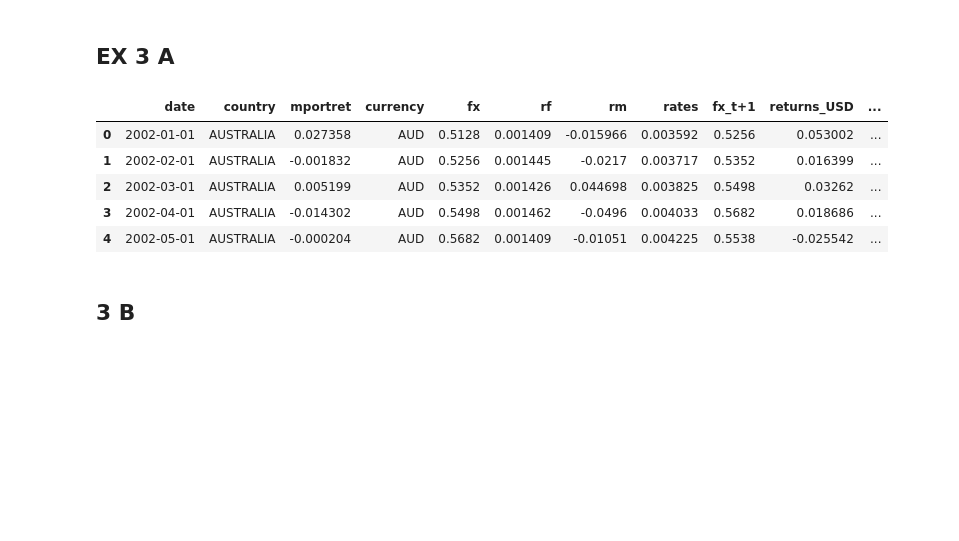
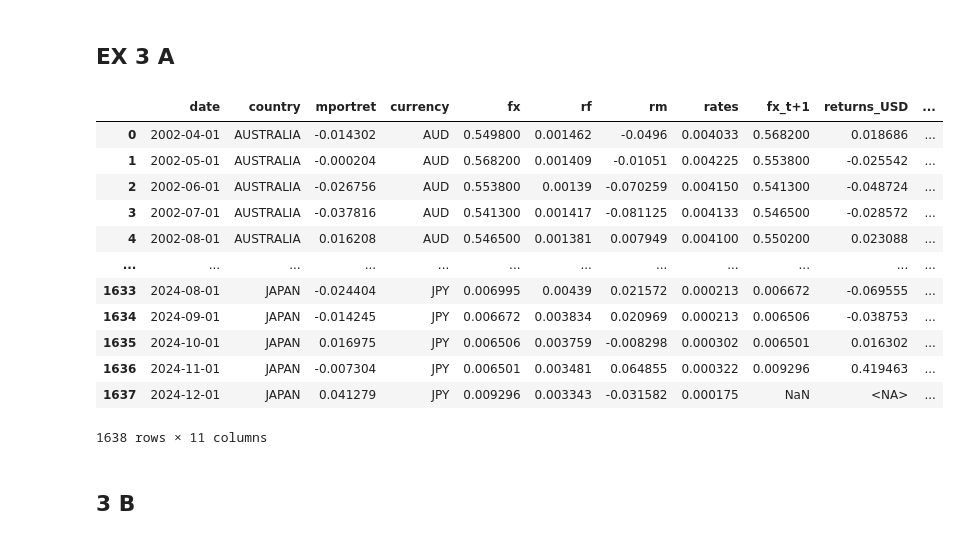
Before and after one commit to mulemule02/investments_project, a Jupyter notebook: investments.ipynb, the cells around one changed output. Cells and saved outputs as stored; diff of their text form; code cells hidden in the pictures; blank space fills up the shorter version.

```diff
--- a/investments.ipynb
+++ b/investments.ipynb
@@ -23,8 +27,8 @@ Done
 df = db.raw_sql("""
     SELECT *
     FROM wrdsapps_windices.mwcountryreturns
-    WHERE date BETWEEN '2002-01-01' AND '2024-12-31'
-    AND country IN ('AUSTRALIA', 'FRANCE', 'GERMANY', 'JAPAN', 'SWITZERLAND', 'UNITED KINGDOM')
+    WHERE date BETWEEN '2002-04-01' AND '2024-12-31'
+    AND country IN ('AUSTRALIA', 'SWITZERLAND', 'GERMANY', 'FRANCE', 'JAPAN', 'UNITED KINGDOM')
 """)
 
 df = df[["date", "country", "mportret", "currency"]]
@@ -36,16 +40,18 @@ df = df[["date", "country", "mportret", "currency"]]
 rf=db.raw_sql("""select  mcaldt,tmytm
            from crsp.tfz_mth_rf
             where kytreasnox = 2000001
-           and mcaldt>='2002-01-01'
+           and mcaldt>='2002-04-01'
             and mcaldt<='2024-12-31'""", date_cols=['mcaldt'])
 rf['tmytm']= np.exp(rf['tmytm']/12/100)-1
 rf=rf.rename(columns={ "mcaldt": "date","tmytm": "rf"})
+
+display(rf)
 
 #---------------------------------------------
 # Value Weighted Index Returns US
 #---------------------------------------------
 rm=db.raw_sql("""select  date,vwretd from crsp.msi
-                where date>='2002-01-01' and date<='2024-12-31'
+                where date>='2002-04-01' and date<='2024-12-31'
                 """,date_cols=['date'])
 rm = rm.rename(columns={'vwretd':'rm'})
 
@@ -71,7 +77,7 @@ megre = pd.merge(SZUS, JPUS, on='observation_date', how='outer')
 megre = pd.merge(megre, USEU, on='observation_date', how='outer')
 megre = pd.merge(megre, USAL, on='observation_date', how='outer')
 fx = pd.merge(megre, USUK, on='observation_date', how='outer')
-fx = fx[(fx['observation_date'] >= '2002-02-01') & (fx['observation_date'] <= '2025-01-31')]
+fx = fx[(fx['observation_date'] >= '2002-04-01') & (fx['observation_date'] <= '2024-12-31')]
 fx['EXSZUS'] = 1/fx['EXSZUS']
 fx['EXJPUS'] = 1/fx['EXJPUS']
 fx = fx.rename(columns={
@@ -103,7 +109,7 @@ rates = pd.merge(rates, rate_fr, on='observation_date', how='outer')
 rates = pd.merge(rates, rate_jp, on='observation_date', how='outer')
 rates = pd.merge(rates, rate_uk, on='observation_date', how='outer')
 rates = pd.merge(rates, rate_us, on='observation_date', how='outer')
-rates = rates[(rates['observation_date'] >= '2002-02-01') & (rates['observation_date'] <= '2025-01-31')]
+rates = rates[(rates['observation_date'] >= '2002-04-01') & (rates['observation_date'] <= '2024-12-31')]
 rates = rates.rename(columns={
     'observation_date': 'date',
     'IR3TIB01AUM156N': 'AUSTRALIA',
@@ -115,13 +121,16 @@ rates = rates.rename(columns={
     'IR3TIB01USM156N': 'UNITED STATES'
 })
 
+
+
 #divide by 100 to get the rates in percentage
 rates[['AUSTRALIA', 'SWITZERLAND', 'GERMANY', 'FRANCE', 'JAPAN', 'UNITED KINGDOM', 'UNITED STATES']] = rates[['AUSTRALIA', 'SWITZERLAND', 'GERMANY', 'FRANCE', 'JAPAN', 'UNITED KINGDOM', 'UNITED STATES']] / 100 /12
 
 rates['date'] = pd.to_datetime(rates['date'], format='%Y-%m-%d')
 rates['date'] += datetime.timedelta(days=-1)
 print(rates.head())
-#For Japan we miss 3 observations (for Japan we consider from 04/2002 - based on ED)
+
+
 
 #---------------------------------------------
 # Adjusting the dates
@@ -163,15 +245,22 @@ df = df.drop(columns=['AUSTRALIA', 'SWITZERLAND', 'GERMANY', 'FRANCE', 'JAPAN',
 # %%
 df['fx_t+1'] = df['fx'].shift(-1)
 df['returns_USD'] = (1 + df['mportret']) * (1 + (df['fx_t+1'] - df['fx'])/df['fx']) - 1
 df['rates_USD'] = (1 + df['rates']) * (1 + (df['fx_t+1'] - df['fx'])/df['fx']) - 1
-display(df.head())
+display(df)
 # %% [output]
 |  | date | country | mportret | currency | fx | rf | rm | rates | fx_t+1 | returns_USD | ... |
-| 0 | 2002-01-01 | AUSTRALIA | 0.027358 | AUD | 0.5128 | 0.001409 | -0.015966 | 0.003592 | 0.5256 | 0.053002 | ... |
-| 1 | 2002-02-01 | AUSTRALIA | -0.001832 | AUD | 0.5256 | 0.001445 | -0.0217 | 0.003717 | 0.5352 | 0.016399 | ... |
-| 2 | 2002-03-01 | AUSTRALIA | 0.005199 | AUD | 0.5352 | 0.001426 | 0.044698 | 0.003825 | 0.5498 | 0.03262 | ... |
-| 3 | 2002-04-01 | AUSTRALIA | -0.014302 | AUD | 0.5498 | 0.001462 | -0.0496 | 0.004033 | 0.5682 | 0.018686 | ... |
-| 4 | 2002-05-01 | AUSTRALIA | -0.000204 | AUD | 0.5682 | 0.001409 | -0.01051 | 0.004225 | 0.5538 | -0.025542 | ... |
+| 0 | 2002-04-01 | AUSTRALIA | -0.014302 | AUD | 0.549800 | 0.001462 | -0.0496 | 0.004033 | 0.568200 | 0.018686 | ... |
+| 1 | 2002-05-01 | AUSTRALIA | -0.000204 | AUD | 0.568200 | 0.001409 | -0.01051 | 0.004225 | 0.553800 | -0.025542 | ... |
+| 2 | 2002-06-01 | AUSTRALIA | -0.026756 | AUD | 0.553800 | 0.00139 | -0.070259 | 0.004150 | 0.541300 | -0.048724 | ... |
+| 3 | 2002-07-01 | AUSTRALIA | -0.037816 | AUD | 0.541300 | 0.001417 | -0.081125 | 0.004133 | 0.546500 | -0.028572 | ... |
+| 4 | 2002-08-01 | AUSTRALIA | 0.016208 | AUD | 0.546500 | 0.001381 | 0.007949 | 0.004100 | 0.550200 | 0.023088 | ... |
+| ... | ... | ... | ... | ... | ... | ... | ... | ... | ... | ... | ... |
+| 1633 | 2024-08-01 | JAPAN | -0.024404 | JPY | 0.006995 | 0.00439 | 0.021572 | 0.000213 | 0.006672 | -0.069555 | ... |
+| 1634 | 2024-09-01 | JAPAN | -0.014245 | JPY | 0.006672 | 0.003834 | 0.020969 | 0.000213 | 0.006506 | -0.038753 | ... |
+| 1635 | 2024-10-01 | JAPAN | 0.016975 | JPY | 0.006506 | 0.003759 | -0.008298 | 0.000302 | 0.006501 | 0.016302 | ... |
+| 1636 | 2024-11-01 | JAPAN | -0.007304 | JPY | 0.006501 | 0.003481 | 0.064855 | 0.000322 | 0.009296 | 0.419463 | ... |
+| 1637 | 2024-12-01 | JAPAN | 0.041279 | JPY | 0.009296 | 0.003343 | -0.031582 | 0.000175 | NaN | <NA> | ... |
+1638 rows × 11 columns
 # %% [markdown]
 ## 3 B
 # %%
```
Also changed, not shown: parts of 20 cells of this notebook.
